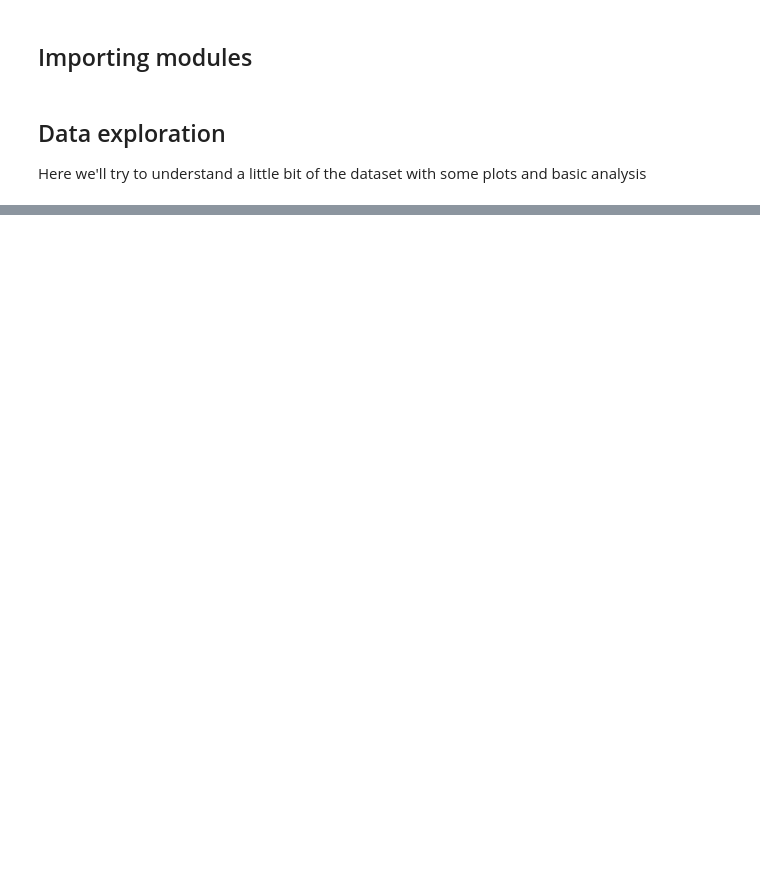
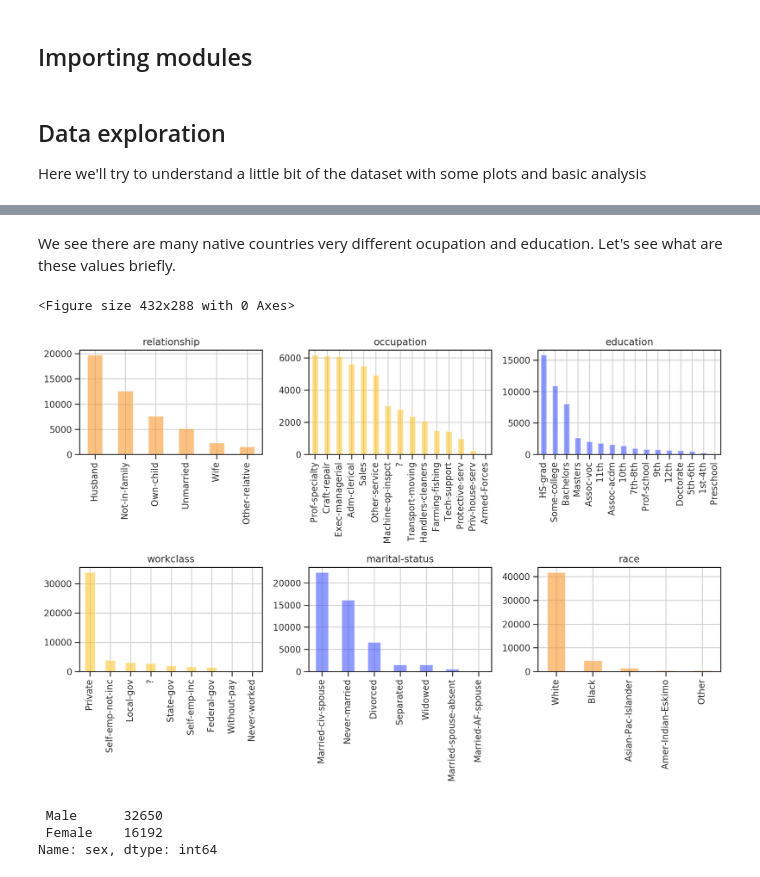
Before and after one commit to SebastiaAgramunt/DataScience, a Jupyter notebook: notebooks/1_Salary_Prediction.ipynb, the cells around one changed output, grey strips where cells are left out. Saved outputs shown, nothing was run; the diff lists cells and outputs as text; code cells hidden in the pictures; blank space fills up the shorter version.

```diff
--- a/notebooks/1_Salary_Prediction.ipynb
+++ b/notebooks/1_Salary_Prediction.ipynb
@@ -58,0 +129,28 @@ df.head()
+# %% [markdown]
+We see there are many native countries very different ocupation and education. Let's see what are these values briefly.
+# %%
+plt.clf()
+def plot_hitograms(df,fields,colors,ncol,nrow):
+    fig=plt.figure(dpi = 180, figsize=(12,8))
+    for i,var_name in enumerate(fields):
+        ax=fig.add_subplot(nrow,ncol,i+1)
+        df[var_name].value_counts().plot(kind="bar",ax=ax,color =colors[i],alpha =0.55)
+        ax.set_title(var_name)
+        ax.grid()
+    fig.tight_layout()  # Improves appearance a bit.
+
+    plt.show()
+
+plot_hitograms(df,fields = ["relationship","occupation","education","workclass","marital-status","race"],
+               colors = ['#F78F1E','#FFC222','#3349FF','#FFC222','#3349FF','#F78F1E','#FFC222'],
+               ncol = 3,
+               nrow = 2)
+# %% [output]
+<Figure size 432x288 with 0 Axes>
+[figure, added]
+# %%
+df.loc[:,"sex"].value_counts().iloc[0:15]
+# %% [output]
+ Male      32650
+ Female    16192
+Name: sex, dtype: int64
```
Also changed, not shown: parts of 17 cells of this notebook.
